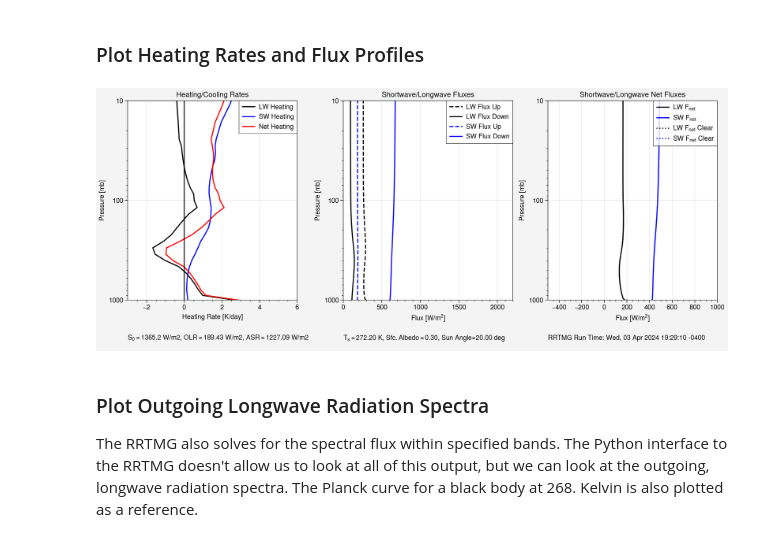
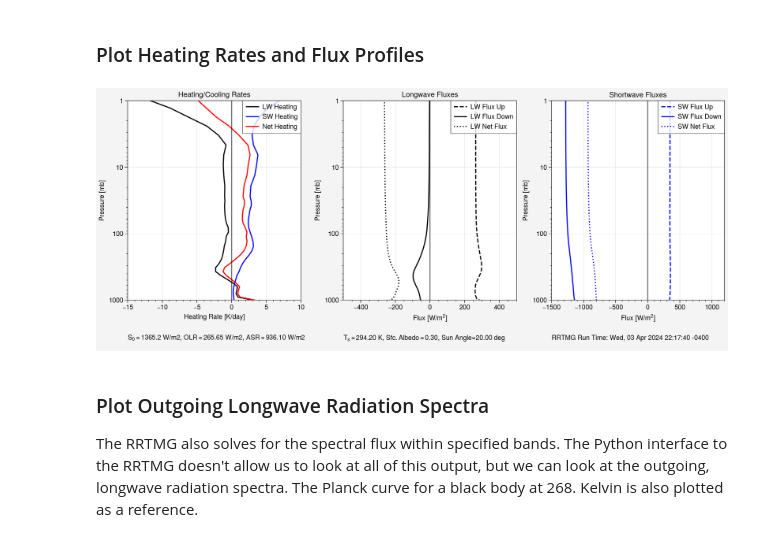
Before and after one commit to wblumberg/ESCI345, a Jupyter notebook: 10.Radiative_Fluxes_and_Heating/RRTMG_Sandbox.ipynb, the cells around one changed output. Cells and saved outputs as stored; diff of their text form; code cells hidden in the pictures.

```diff
--- a/10.Radiative_Fluxes_and_Heating/RRTMG_Sandbox.ipynb
+++ b/10.Radiative_Fluxes_and_Heating/RRTMG_Sandbox.ipynb
@@ -20,7 +20,7 @@ Much thanks to Brian Rose (U. Albany) for their development of the [Climate Labo
 
 When run the cell below will read in a CSV file that includes the necessary atmosphere properties. Because the CSV file does not include cloud properties (it comes from the FASCODE atmospheres) we have to specify directly and amend the CSV file.  The two lines of code below us both read in the CSV file and the necessary cloud and aerosol related fields.
 # %%
-atmosphere = pd.read_csv('input/midlatitude-winter.csv')
+atmosphere = pd.read_csv('input/midlatitude-summer.csv')
 atmosphere = hrm.prep_csv4rrtmg(atmosphere)
 # %% [markdown]
 #### Adding in Cloud and Aerosol Layers
@@ -32,9 +32,9 @@ For this cloud, we specify a cloud fraction of one (that is a completely covered
 Additionally, the below shows how to add an aerosol layer that also absorbs radiation in the short wave and longwave.
 # %%
 ### Put a cloud in the profile that can affect both the shortwave and longwave
-atmosphere.loc[5:7,'Cloud_Fraction'] = 0
-atmosphere.loc[5:7,'SW_Cloud_Tau'] = 1
-atmosphere.loc[5:7,'LW_Cloud_Tau'] = 1
+atmosphere.loc[5:7,'Cloud_Fraction'] = 1
+atmosphere.loc[5:7,'SW_Cloud_Tau'] = .1
+atmosphere.loc[5:7,'LW_Cloud_Tau'] = .3
 
 ### Put an aerosol layer in the profile that can affect both the shortwave and longwave
 atmosphere.loc[9:11,'SW_Aerosol_Tau'] = 0.2
@@ -74,7 +74,7 @@ absorber_vmr, h2ovmr = hrm.prep_RRTMG_absorbers(atmosphere)
 In the next cell, we set the surface properties such as the emissivity and albedo.  we also specify the solar angle. There are additional parameters that we can use to modify the solar input, but for the purposes of this notebook, they are not included.
 # %%
 # Surface Properties
-sfc_emissivity = 1.0
+sfc_emissivity = 0.7
 sfc_albedo = 0.3
 
 # Specify the Solar Zenith Angle (90 is directly overhead)
@@ -98,14 +98,14 @@ Once the RRTMG is done running, we can plot the various profiles of radiative he
 ### Plot Heating Rates and Flux Profiles
 # %%
 ### USE THESE TO ADJUST THE X AND Y-AXIS LIMITS FOR YOUR PLOT
-pressure_limits = (1000,10) # mb
-hr_limits = (-3, 6) # K/day
-flux_limits = (0,2200) # W m^-2
-net_flux_limits = (-500,1000) # W m^-2
+pressure_limits = (1000,1) # mb
+hr_limits = (-15, 10) # K/day
+flux_limits = (-500,500) # W m^-2
+net_flux_limits = (-1500,1200) # W m^-2
 
 hrm.plot_RRTMG(rrtmg, atmosphere, pressure_limits, hr_limits, flux_limits, net_flux_limits)
 # %% [output]
-[figure, old version]
+[figure, new version]
 # %% [markdown]
 ### Plot Outgoing Longwave Radiation Spectra
 
```
Also changed, not shown: parts of 3 cells of this notebook, 3 other files.
